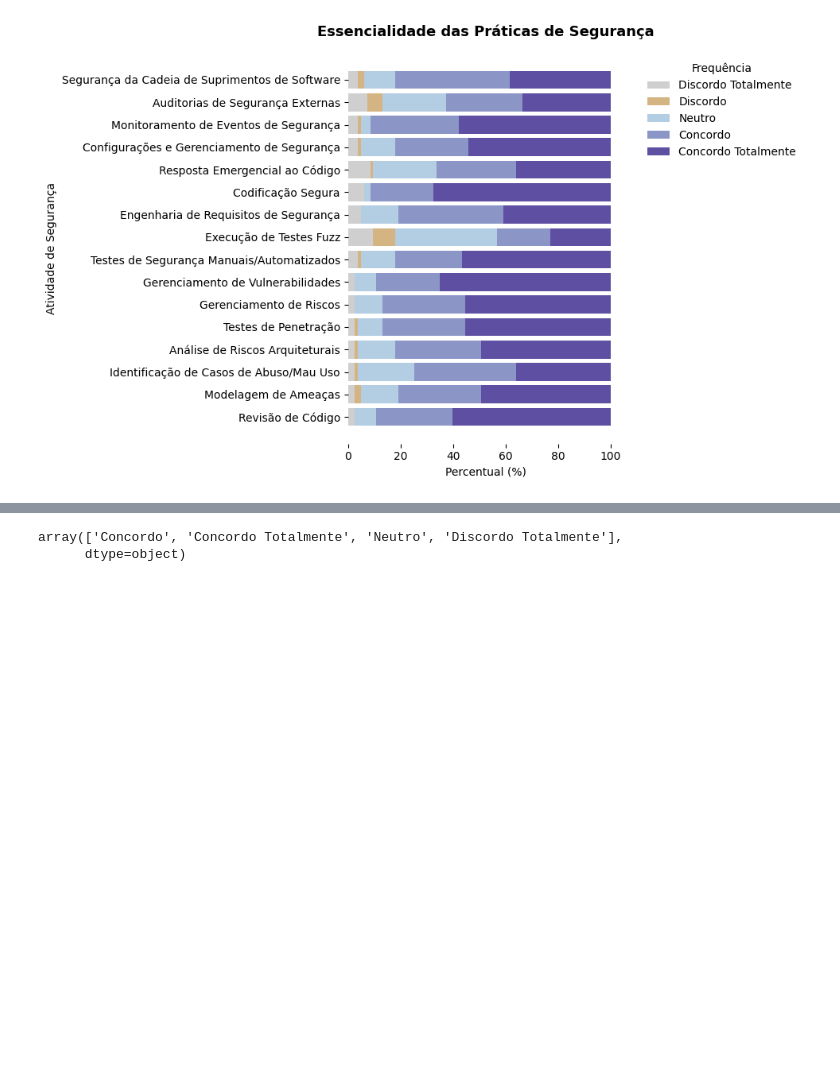
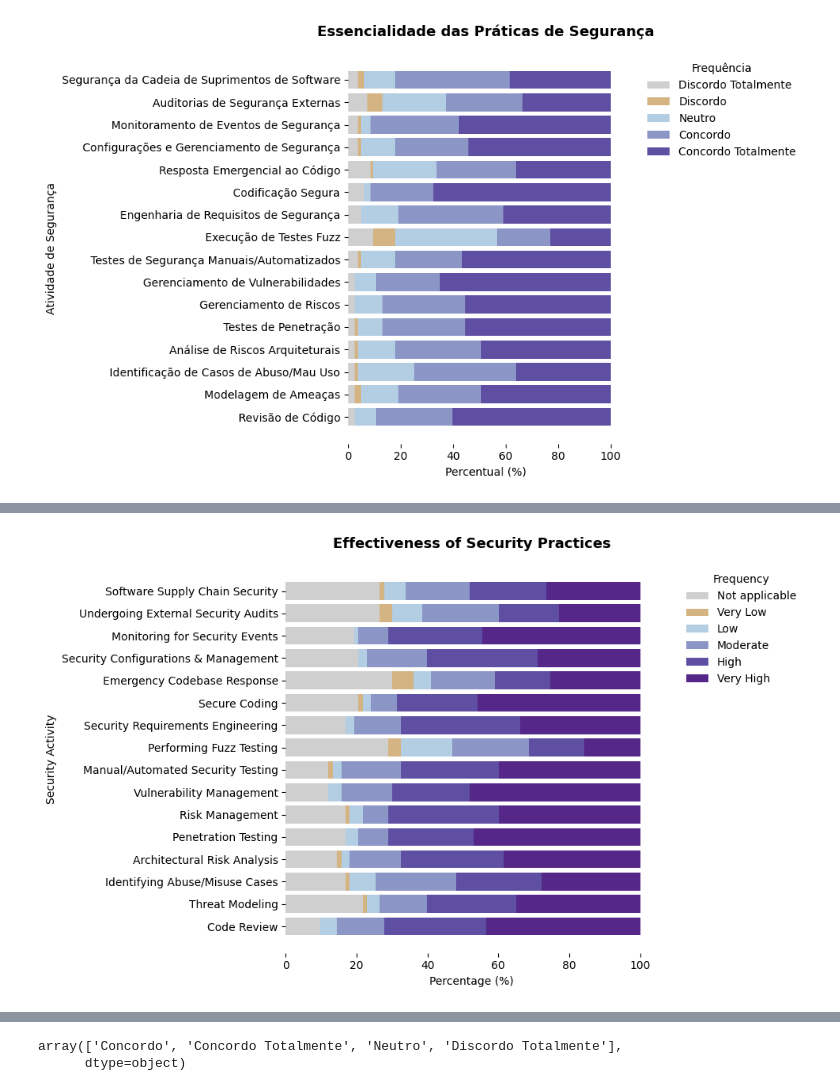
Before and after one commit to reset-ufc/appsec-practices-characterization-survey, a Jupyter notebook: RQ1.ipynb, the cells around one changed output, grey strips where cells are left out. Cells and saved outputs as stored; diff of their text form; code cells hidden in the pictures; blank space fills up the shorter version.

```diff
--- a/RQ1.ipynb
+++ b/RQ1.ipynb
@@ -379,3 +458,40 @@ plot_bars(ease_of_use_description, "Facilidade em Práticas de Segurança")
 plot_bars(essentiality_description,  "Essencialidade das Práticas de Segurança")
 # %% [output]
 [figure]
+# %%
+pt_names = ['Revisão de Código',
+            'Modelagem de Ameaças',
+            'Identificação de Casos de Abuso/Mau Uso',
+            'Análise de Riscos Arquiteturais',
+            'Testes de Penetração',
+            'Gerenciamento de Riscos',
+            'Gerenciamento de Vulnerabilidades',
+            'Testes de Segurança Manuais/Automatizados',
+            'Execução de Testes Fuzz',
+            'Engenharia de Requisitos de Segurança',
+            'Codificação Segura',
+            'Resposta Emergencial ao Código',
+            'Configurações e Gerenciamento de Segurança',
+            'Monitoramento de Eventos de Segurança',
+            'Auditorias de Segurança Externas',
+            'Segurança da Cadeia de Suprimentos de Software']
+
+
+en_names = ['Code Review',
+            'Threat Modeling',
+            'Identifying Abuse/Misuse Cases',
+            'Architectural Risk Analysis',
+            'Penetration Testing',
+            'Risk Management',
+            'Vulnerability Management',
+            'Manual/Automated Security Testing',
+            'Performing Fuzz Testing',
+            'Security Requirements Engineering',
+            'Secure Coding',
+            'Emergency Codebase Response',
+            'Security Configurations & Management',
+            'Monitoring for Security Events',
+            'Undergoing External Security Audits',
+            'Software Supply Chain Security']
+
+pt_en_mapping = dict(zip(pt_names, en_names))
@@ -381,0 +509,5 @@ plot_bars(essentiality_description,  "Essencialidade das Práticas de Segurança
+# %%
+plot_bars(effectiveness_description.rename(columns=effectiveness_map_pt_en, index=pt_en_mapping),
+         title="Effectiveness of Security Practices", language="en")
+# %% [output]
+[figure, added]
```
Also changed, not shown: parts of 6 cells of this notebook.
